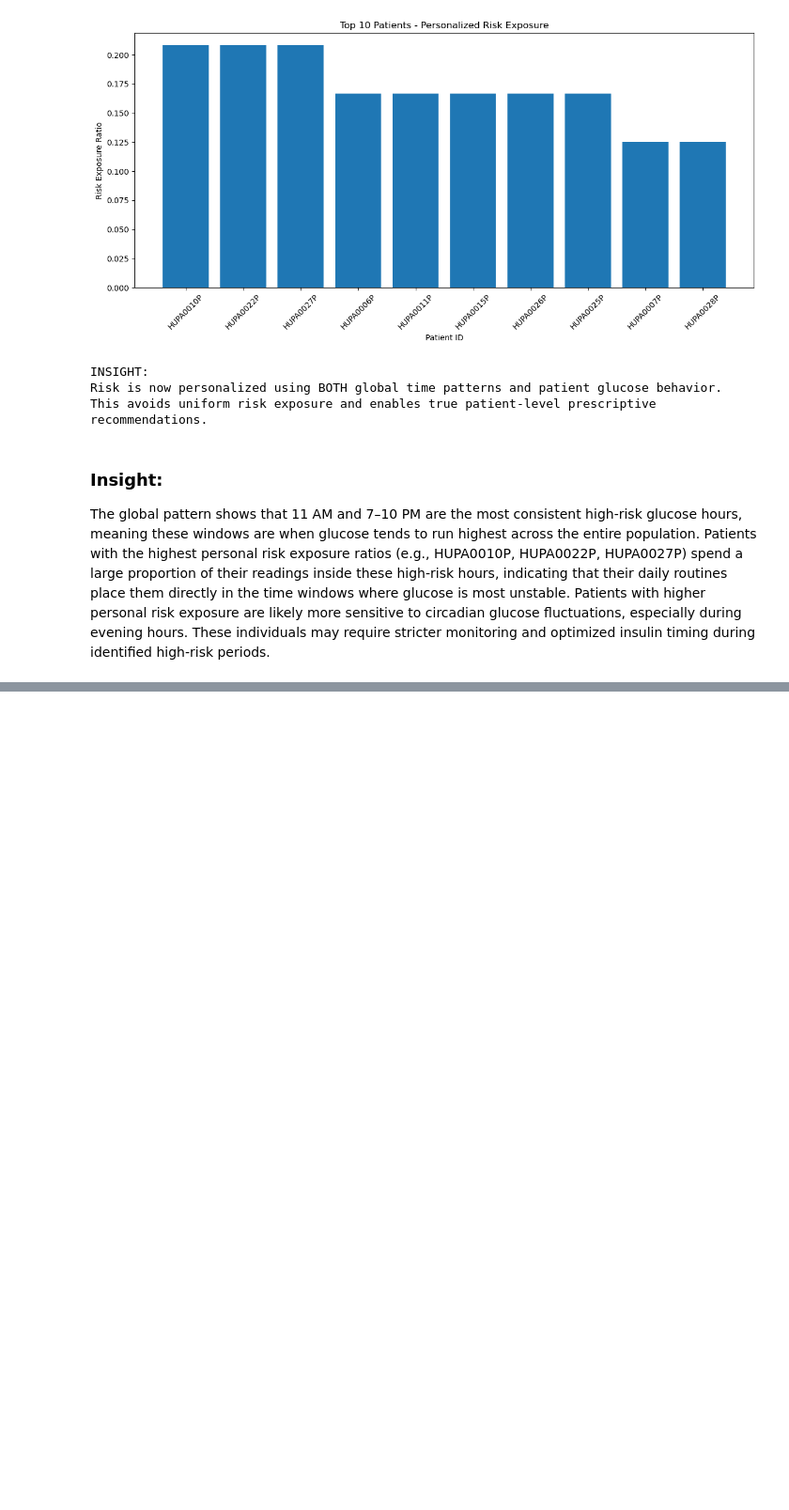
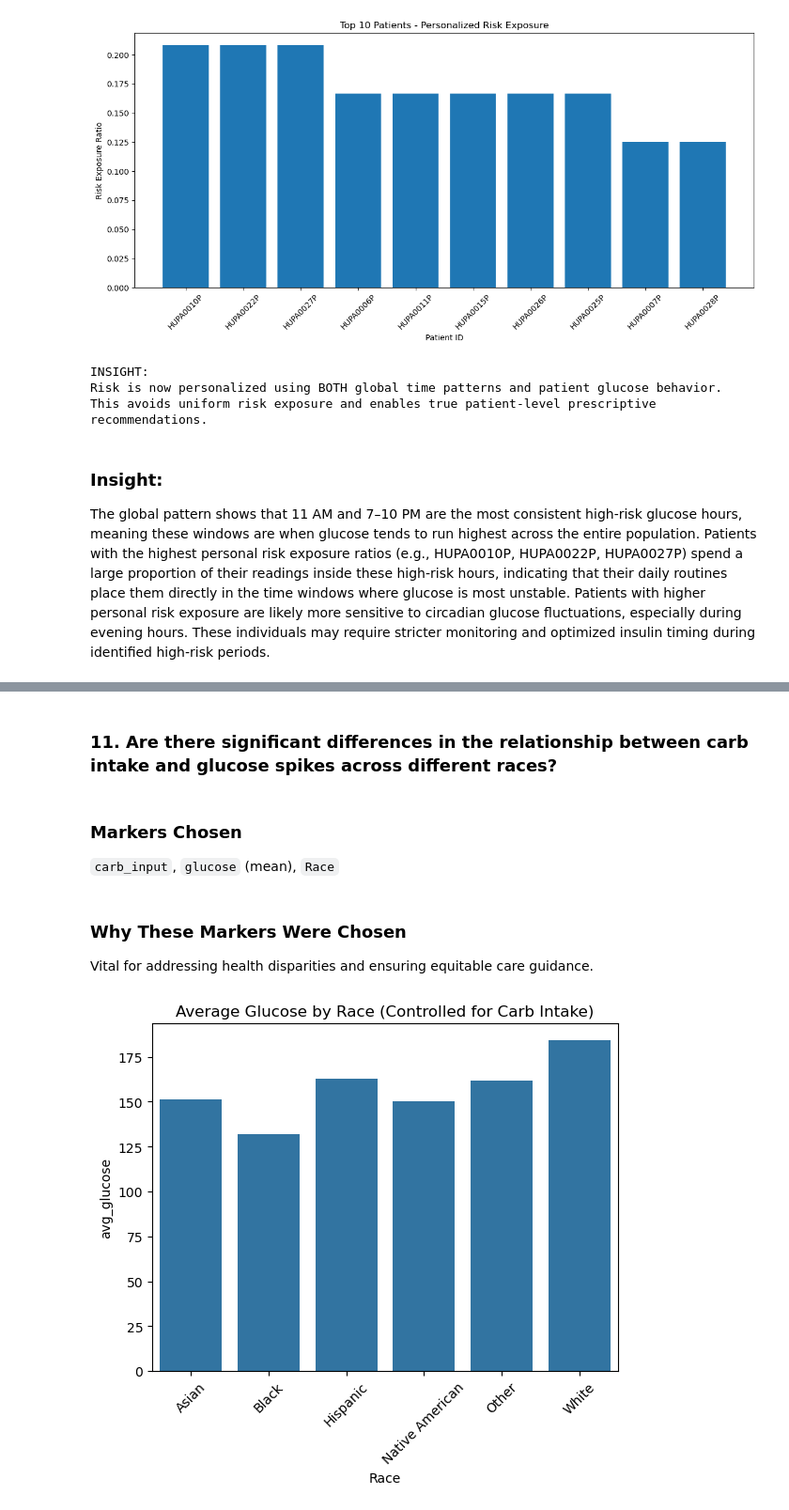
Before and after one commit to dev-ssr/team9_PyCoders_PythonHackathon_MAY2026, a Jupyter notebook: Team9_PyCoders_Category3.PrescriptiveAnalysis.ipynb, the cells around one changed output, grey strips where cells are left out. Shown at 94% size. Cells and saved outputs as stored; diff of their text form; code cells hidden in the pictures; blank space fills up the shorter version.

```diff
--- a/Team9_PyCoders_Category3.PrescriptiveAnalysis.ipynb
+++ b/Team9_PyCoders_Category3.PrescriptiveAnalysis.ipynb
@@ -831,0 +905,20 @@ Patients with higher personal risk exposure are likely more sensitive to circadi
+# %% [markdown]
+### 11. Are there significant differences in the relationship between carb intake and glucose spikes across different races?
+# %% [markdown]
+### Markers Chosen
+`carb_input`, `glucose` (mean), `Race`
+# %% [markdown]
+### Why These Markers Were Chosen
+Vital for addressing health disparities and ensuring equitable care guidance.
+# %%
+
+race_carb_agg = df.groupby('Race').agg(
+    avg_carb=('carb_input', 'mean'),
+    avg_glucose=('glucose', 'mean')
+).reset_index()
+sns.barplot(data=race_carb_agg, x='Race', y='avg_glucose')
+plt.title('Average Glucose by Race (Controlled for Carb Intake)')
+plt.xticks(rotation=45)
+plt.show()
+# %% [output]
+[figure, added]
```
Also changed, not shown: parts of 42 cells of this notebook.
